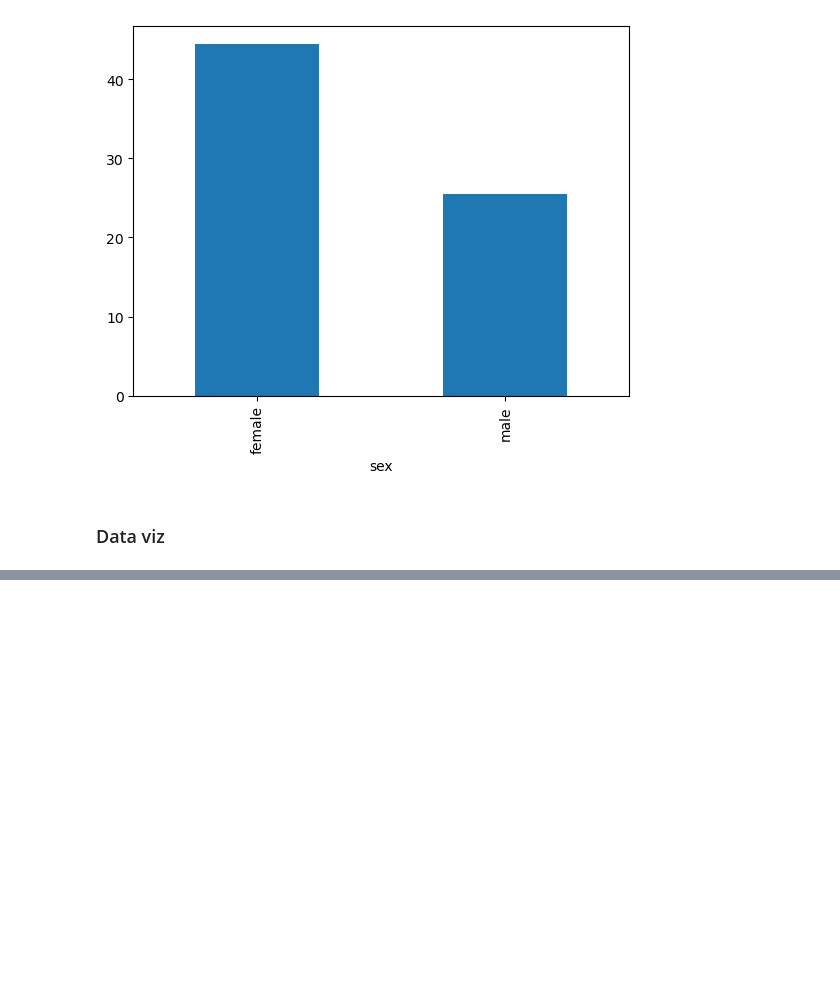
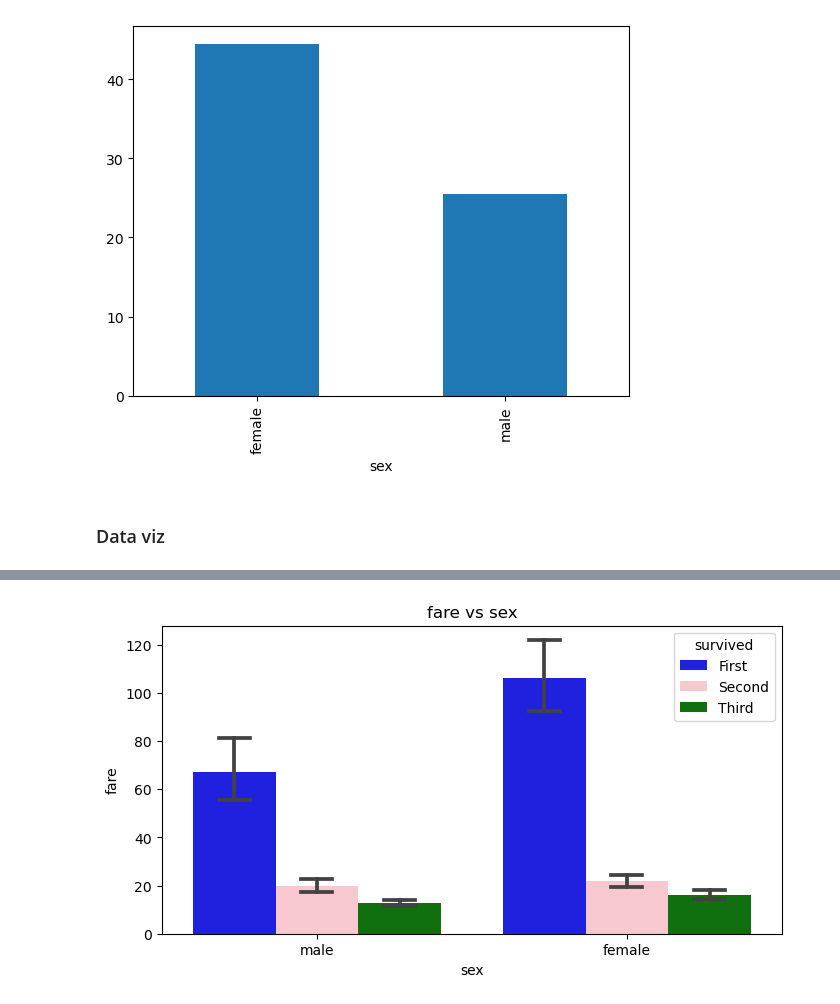
Before and after one commit to MadeehaTassadaq/python_basics, a Jupyter notebook: 06_data_visualization.ipynb, the cells around one changed output, grey strips where cells are left out. Saved outputs shown, nothing was run; the diff lists cells and outputs as text; code cells hidden in the pictures; blank space fills up the shorter version.

```diff
--- a/06_data_visualization.ipynb
+++ b/06_data_visualization.ipynb
@@ -17,0 +33,13 @@ import pandas as pandas
+# %%
+# bar plot using seaborn
+plt.figure(figsize=(8,4))
+palette = {"First": "blue", "Second": "pink","Third": "green"}
+sns.barplot(data=df, x="sex", y="fare",hue="class",palette=palette,capsize=.1)
+ylabel="fare"
+xlabel="sex"
+plt.title("fare vs sex")
+plt.savefig("fare vs sex.png")
+plt.legend(loc="upper right", title="survived")
+plt.show()
+# %% [output]
+[figure, added]
```
Also changed, not shown: parts of 13 cells of this notebook, 8 other files.
